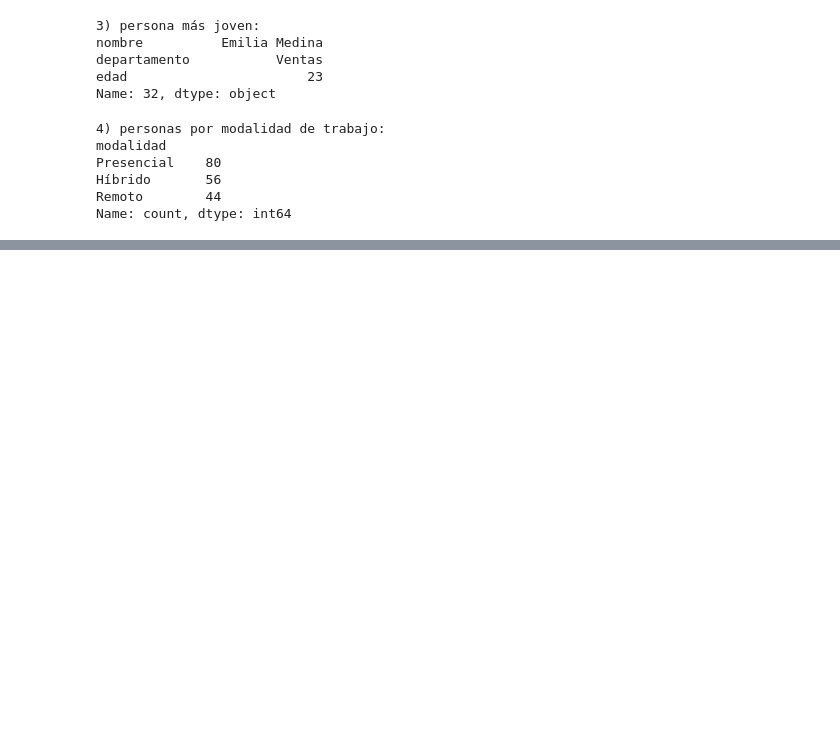
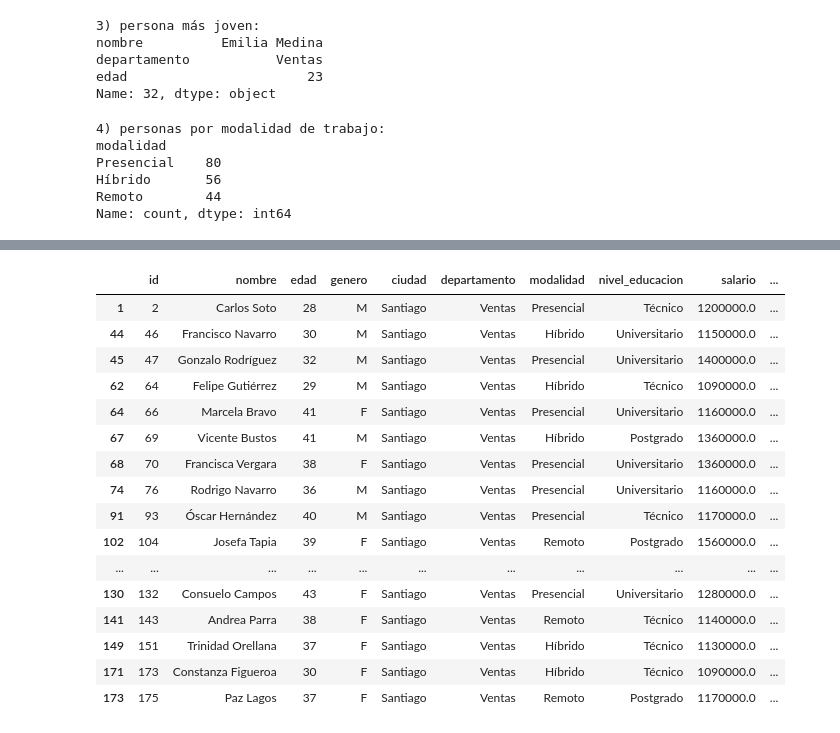
Before and after one commit to MiguelAngelRamos/ejercicio-2-analisis-datos, a Jupyter notebook: ejercicio-2.ipynb, the cells around one changed output, grey strips where cells are left out. Cells and saved outputs as stored; diff of their text form; code cells hidden in the pictures; blank space fills up the shorter version.

```diff
--- a/ejercicio-2.ipynb
+++ b/ejercicio-2.ipynb
@@ -194,0 +223,24 @@ Name: count, dtype: int64
+# %%
+# Operadores logicos, & (and), | (or), ~ (not)
+# & (and) -> Y (ambas condiciones deben ser verdaderas)
+
+# Personas del departamento de ventas en Santiago que ganan más de 1 millón
+df[(df["departamento"] == "Ventas") & (df["ciudad"] == "Santiago") & (df["salario"] > 1_000_000)]
+# %% [output]
+|  | id | nombre | edad | genero | ciudad | departamento | modalidad | nivel_educacion | salario | ... |
+| 1 | 2 | Carlos Soto | 28 | M | Santiago | Ventas | Presencial | Técnico | 1200000.0 | ... |
+| 44 | 46 | Francisco Navarro | 30 | M | Santiago | Ventas | Híbrido | Universitario | 1150000.0 | ... |
+| 45 | 47 | Gonzalo Rodríguez | 32 | M | Santiago | Ventas | Presencial | Universitario | 1400000.0 | ... |
+| 62 | 64 | Felipe Gutiérrez | 29 | M | Santiago | Ventas | Híbrido | Técnico | 1090000.0 | ... |
+| 64 | 66 | Marcela Bravo | 41 | F | Santiago | Ventas | Presencial | Universitario | 1160000.0 | ... |
+| 67 | 69 | Vicente Bustos | 41 | M | Santiago | Ventas | Híbrido | Postgrado | 1360000.0 | ... |
+| 68 | 70 | Francisca Vergara | 38 | F | Santiago | Ventas | Presencial | Universitario | 1360000.0 | ... |
+| 74 | 76 | Rodrigo Navarro | 36 | M | Santiago | Ventas | Presencial | Universitario | 1160000.0 | ... |
+| 91 | 93 | Óscar Hernández | 40 | M | Santiago | Ventas | Presencial | Técnico | 1170000.0 | ... |
+| 102 | 104 | Josefa Tapia | 39 | F | Santiago | Ventas | Remoto | Postgrado | 1560000.0 | ... |
+| ... | ... | ... | ... | ... | ... | ... | ... | ... | ... | ... |
+| 130 | 132 | Consuelo Campos | 43 | F | Santiago | Ventas | Presencial | Universitario | 1280000.0 | ... |
+| 141 | 143 | Andrea Parra | 38 | F | Santiago | Ventas | Remoto | Técnico | 1140000.0 | ... |
+| 149 | 151 | Trinidad Orellana | 37 | F | Santiago | Ventas | Híbrido | Técnico | 1130000.0 | ... |
+| 171 | 173 | Constanza Figueroa | 30 | F | Santiago | Ventas | Híbrido | Técnico | 1090000.0 | ... |
+| 173 | 175 | Paz Lagos | 37 | F | Santiago | Ventas | Remoto | Postgrado | 1170000.0 | ... |
```
Also changed, not shown: parts of 17 cells of this notebook.
